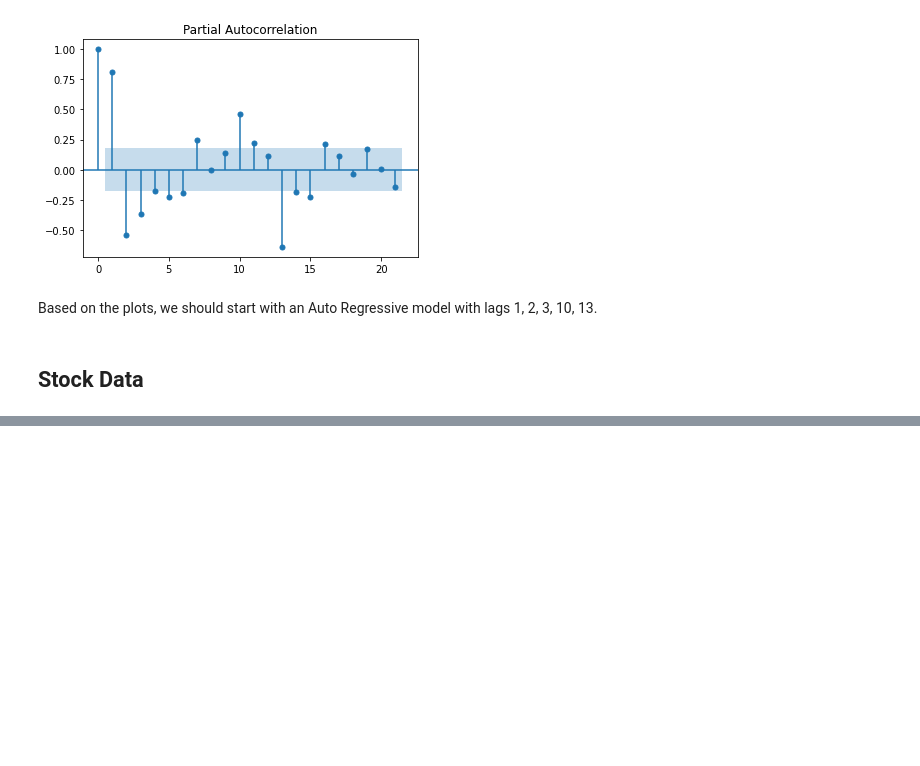
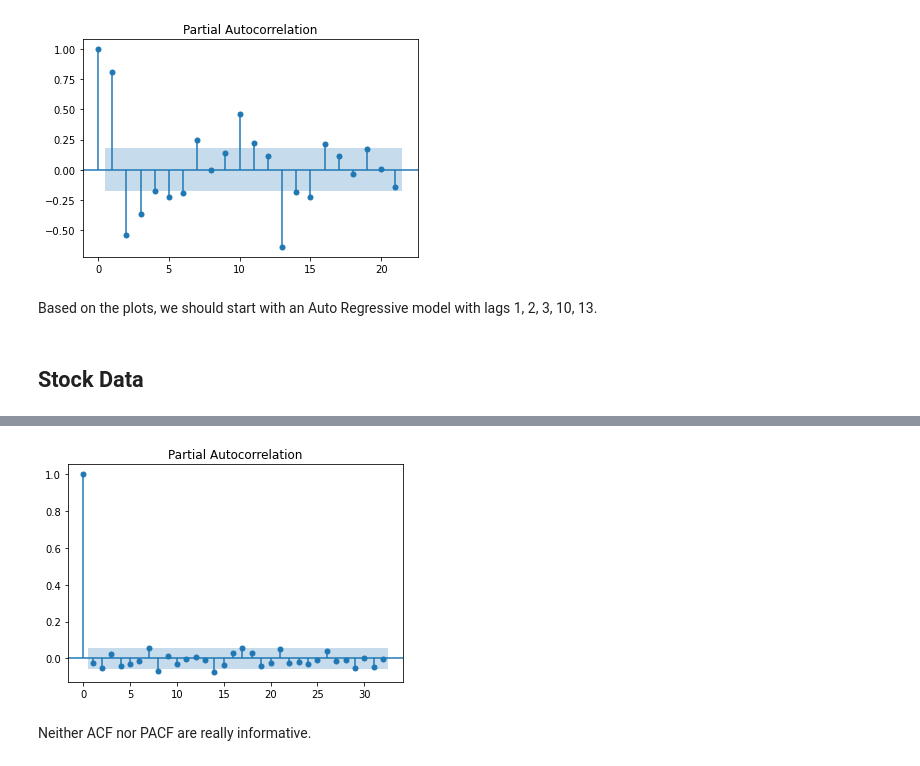
Before and after one commit to jonas-fullstack-dev/ts-auto-correlation, a Jupyter notebook: acf_pacf.ipynb, the cells around one changed output, grey strips where cells are left out. Saved outputs shown, nothing was run; the diff lists cells and outputs as text; code cells hidden in the pictures; blank space fills up the shorter version.

```diff
--- a/acf_pacf.ipynb
+++ b/acf_pacf.ipynb
@@ -63,0 +125,6 @@ ModuleNotFoundError: No module named 'yfinance'
+# %%
+pacf_plot = plot_pacf(tickerDf.FirstDifference)
+# %% [output]
+[figure, added]
+# %% [markdown]
+Neither ACF nor PACF are really informative.
```
Also changed, not shown: parts of 14 cells of this notebook.
